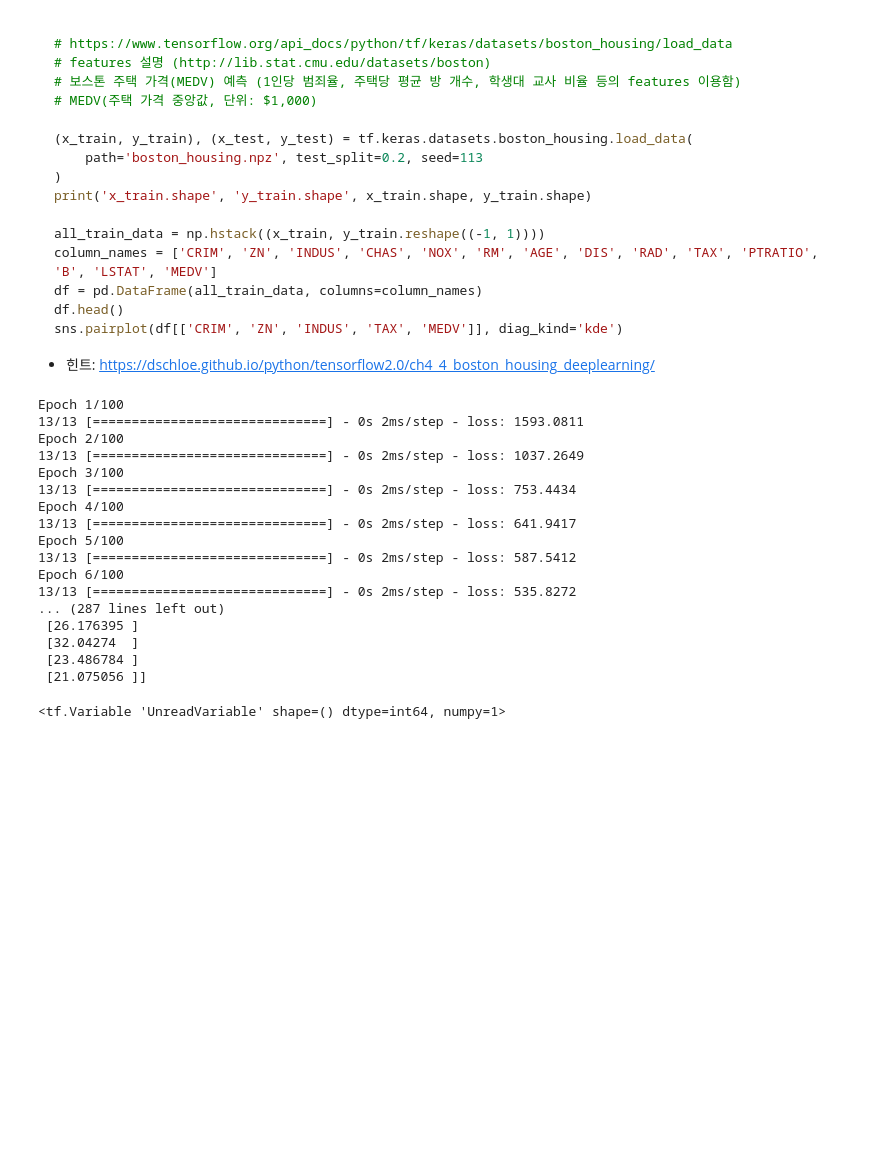
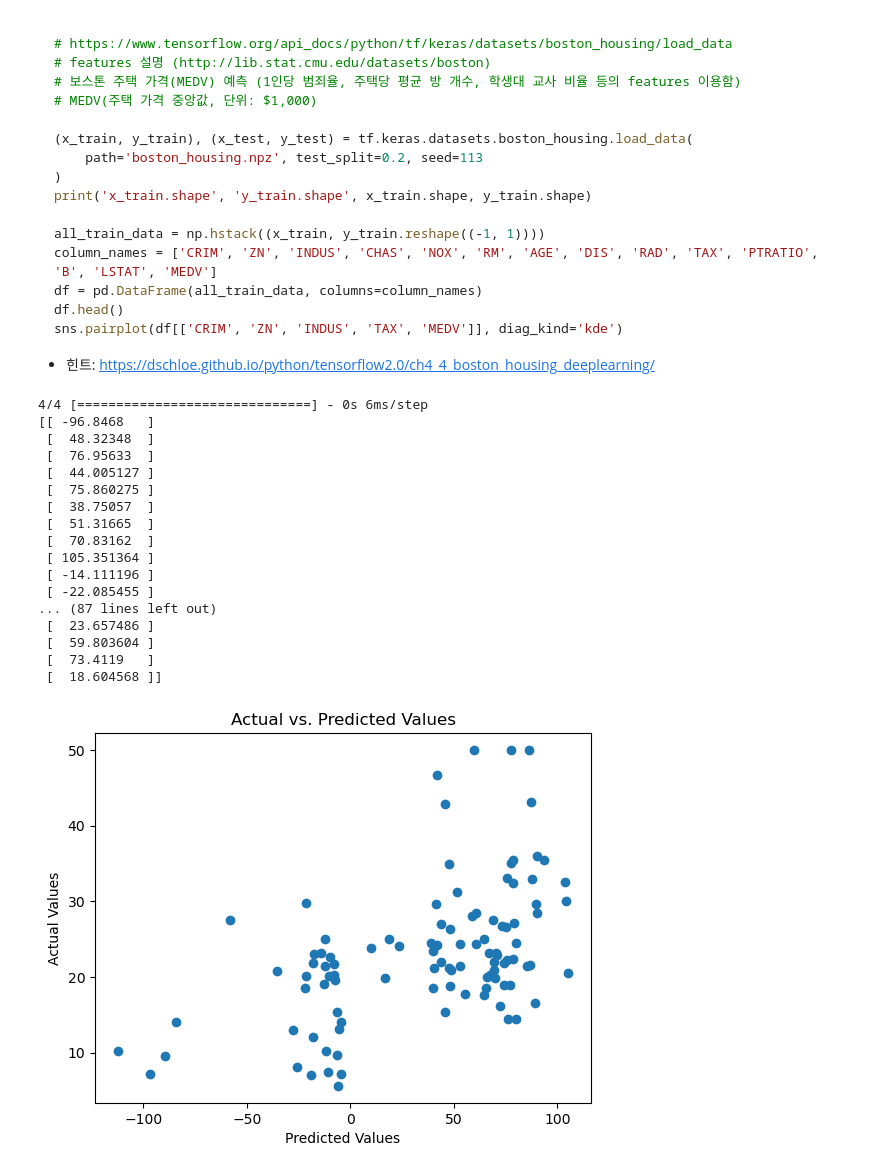
Before and after one commit to Gansaw/Python, a Jupyter notebook: K-digital Class/Tensorflow/Project/tf_project1.ipynb, the cells around one changed output. Cells and saved outputs as stored; diff of their text form; code cells hidden in the pictures; blank space fills up the shorter version.

```diff
--- a/K-digital Class/Tensorflow/Project/tf_project1.ipynb
+++ b/K-digital Class/Tensorflow/Project/tf_project1.ipynb
@@ -98,52 +98,56 @@ https://dschloe.github.io/python/tensorflow2.0/ch4_4_boston_housing_deeplearning
 # %%
 from tensorflow.keras.datasets import boston_housing
 from tensorflow.keras.models import Sequential
 from tensorflow.keras.layers import Dense
-from keras.engine.training import optimizer
 
 # 학습 데이터
 (train_X, train_Y), (test_X, test_Y) = boston_housing.load_data()
 
-# print(len(train_X), len(test_X))
-# print(train_X[0])
-# print(train_Y[0])
-
 # 학습 모델 불러오기
-model  = Sequential()
-model.add(Dense(1, input_shape = (train_X.shape[1],)))
+model = Sequential()
+model.add(Dense(1, input_shape=(train_X.shape[1],)))
 
 # 최소제곱오차 및 adam 학습
-model.compile(loss = 'mse', optimizer = 'adam')
+optimizer = tf.keras.optimizers.Adam()
 
-# 100번 loop
-model.fit(train_X, train_Y, epochs=100)
+# GradientTape() 적용
+num_epochs = 100
+batch_size = 32
+
+for epoch in range(num_epochs):
+    with tf.GradientTape() as tape:
+        predictions = model(train_X)
+        loss = tf.reduce_mean(tf.square(predictions - train_Y))
+
+    gradients = tape.gradient(loss, model.trainable_variables)
+    optimizer.apply_gradients(zip(gradients, model.trainable_variables))
+
+# 예측 모델
 predictions = model.predict(test_X)
 print(predictions)
 
-# GradientTape() 적용
-with tf.GradientTape() as tape:
-    predictions = model(train_X)
-    loss = tf.reduce_mean(tf.square(predictions - train_Y))
-
-gradients = tape.gradient(loss, model.trainable_variables)
-optimizer = tf.keras.optimizers.Adam()
-optimizer.apply_gradients(zip(gradients, model.trainable_variables))
+# 산점도 작성
+plt.scatter(predictions,test_Y)
+plt.xlabel('Predicted Values')
+plt.ylabel('Actual Values')
+plt.title('Actual vs. Predicted Values')
+plt.show()
 # %% [output]
-Epoch 1/100
-13/13 [==============================] - 0s 2ms/step - loss: 1593.0811
-Epoch 2/100
-13/13 [==============================] - 0s 2ms/step - loss: 1037.2649
-Epoch 3/100
-13/13 [==============================] - 0s 2ms/step - loss: 753.4434
-Epoch 4/100
-13/13 [==============================] - 0s 2ms/step - loss: 641.9417
-Epoch 5/100
-13/13 [==============================] - 0s 2ms/step - loss: 587.5412
-Epoch 6/100
-13/13 [==============================] - 0s 2ms/step - loss: 535.8272
-... (287 lines left out)
- [26.176395 ]
- [32.04274  ]
- [23.486784 ]
- [21.075056 ]]
+4/4 [==============================] - 0s 6ms/step
+[[ -96.8468   ]
+ [  48.32348  ]
+ [  76.95633  ]
+ [  44.005127 ]
+ [  75.860275 ]
+ [  38.75057  ]
+ [  51.31665  ]
+ [  70.83162  ]
+ [ 105.351364 ]
+ [ -14.111196 ]
+ [ -22.085455 ]
+... (87 lines left out)
+ [  23.657486 ]
+ [  59.803604 ]
+ [  73.4119   ]
+ [  18.604568 ]]
-<tf.Variable 'UnreadVariable' shape=() dtype=int64, numpy=1>
+[figure, added]
```
Also changed, not shown: parts of 1 cell of this notebook, 2 other files.
